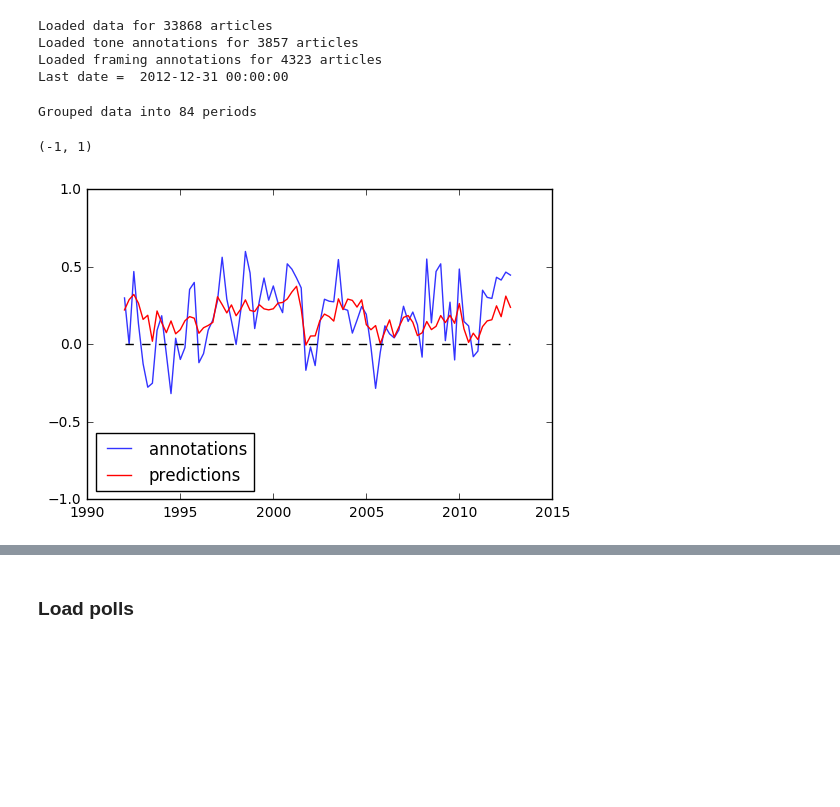
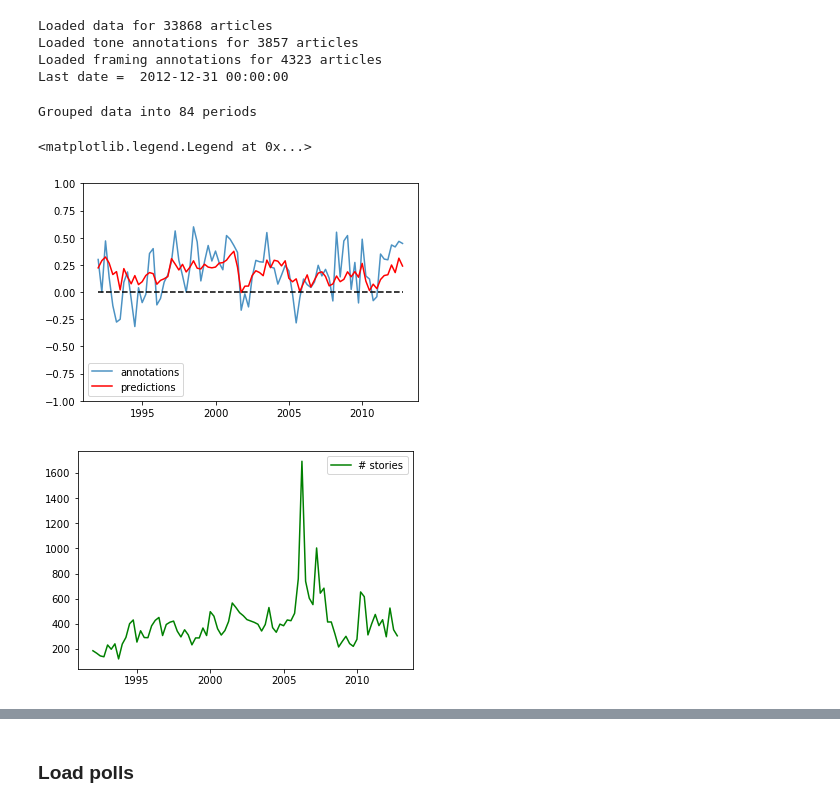
Before and after one commit to dallascard/predicting_public_opinion, a Jupyter notebook: immigration2.ipynb, the cells around one changed output, grey strips where cells are left out. Saved outputs shown, nothing was run; the diff lists cells and outputs as text; code cells hidden in the pictures; blank space fills up the shorter version.

```diff
--- a/immigration2.ipynb
+++ b/immigration2.ipynb
@@ -49,35 +49,40 @@ framing_annotations = misc.convert_dates(framing_annotations, first_year)
 # %%
 # decide how to group data
 #group_by = 'month'
 group_by = 'quarter'
 #group_by = 'year'
 
 reload(misc)
 reload(plotting)
 
 grouped = misc.group_article_data(data, group_by, first_year, group_tone=True, group_frames=True)
 grouped_tone_annotations = misc.group_article_data(tone_annotations, group_by, first_year, group_tone=True)
 grouped_framing_annotations = misc.group_article_data(framing_annotations, group_by, first_year, group_frames=True)
 
 grouped = misc.compute_entropy(grouped)
 grouped_framing_annotations = misc.compute_entropy(grouped_framing_annotations)
 
 grouped['tone_a'] = grouped_tone_annotations['tone']
 grouped['entropy_a'] = grouped_framing_annotations['entropy']
 
 print "Grouped data into %d periods" % len(grouped.index)
 
 fig, ax = plt.subplots()
 #ax.fill_between(grouped_tone_annotations.f_date,  tone+tone_sd*2, tone-tone_sd*2, facecolor='grey', edgecolor='white', alpha=0.6)
 ax.plot(grouped_tone_annotations.f_date, grouped_tone_annotations.tone, label='annotations', alpha=0.8)
 ax.plot(grouped.f_date, grouped.tone, 'r', label='predictions')
 ax.plot([grouped.f_date.min(), grouped.f_date.max()], [0, 0], 'k--')
 ax.legend(loc='lower left')
 ax.set_ylim(-1, 1)
+
+fig, ax = plt.subplots()
+ax.plot(grouped.f_date, grouped.stories, c='green', label='# stories')
+ax.legend()
 # %% [output]
 Grouped data into 84 periods
-(-1, 1)
+<matplotlib.legend.Legend at 0x...>
-[figure, old version]
+[figure, new version]
+[figure, added]
 # %%
 reload(plotting)
 plotting.plot_frames(grouped, ymax=0.4)
```
Also changed, not shown: parts of 31 cells of this notebook, 5 other files.
